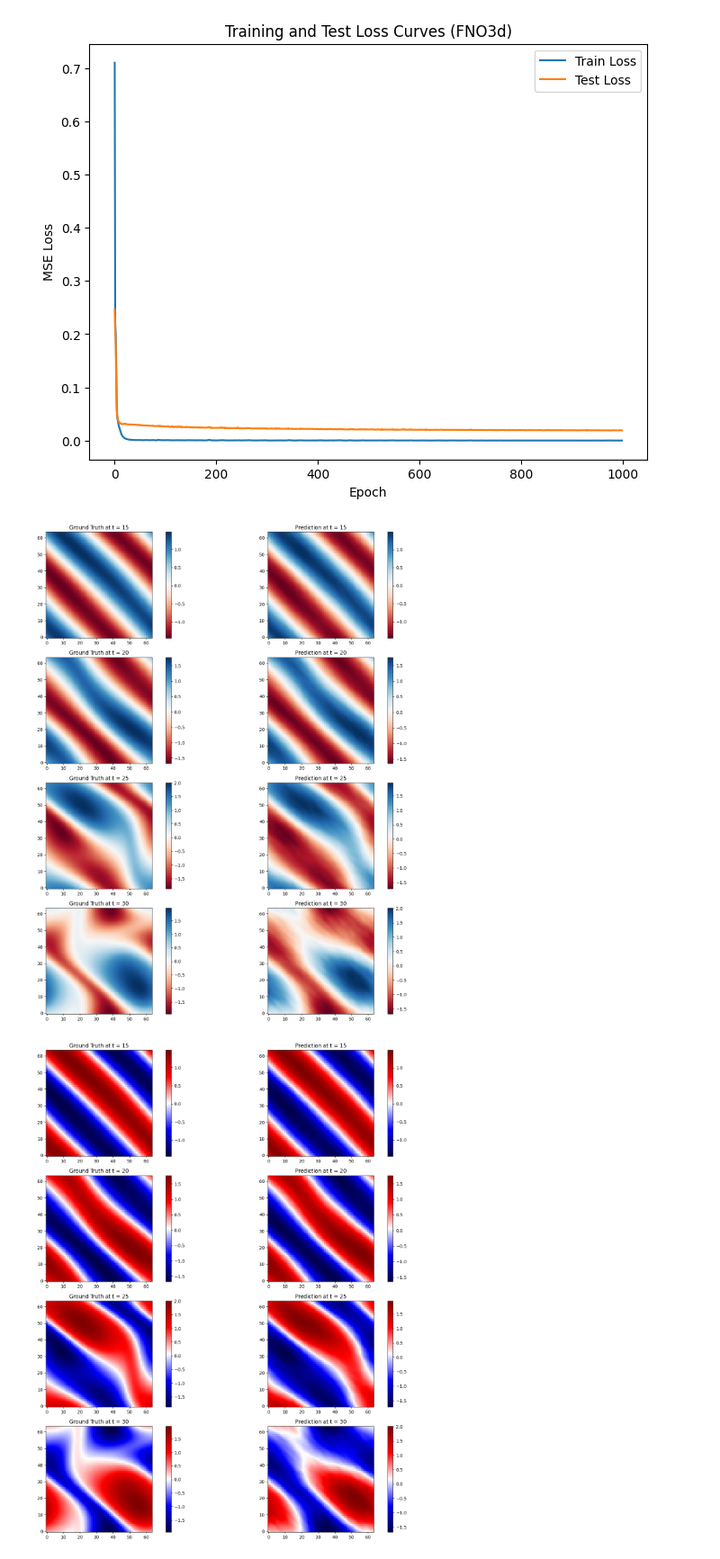
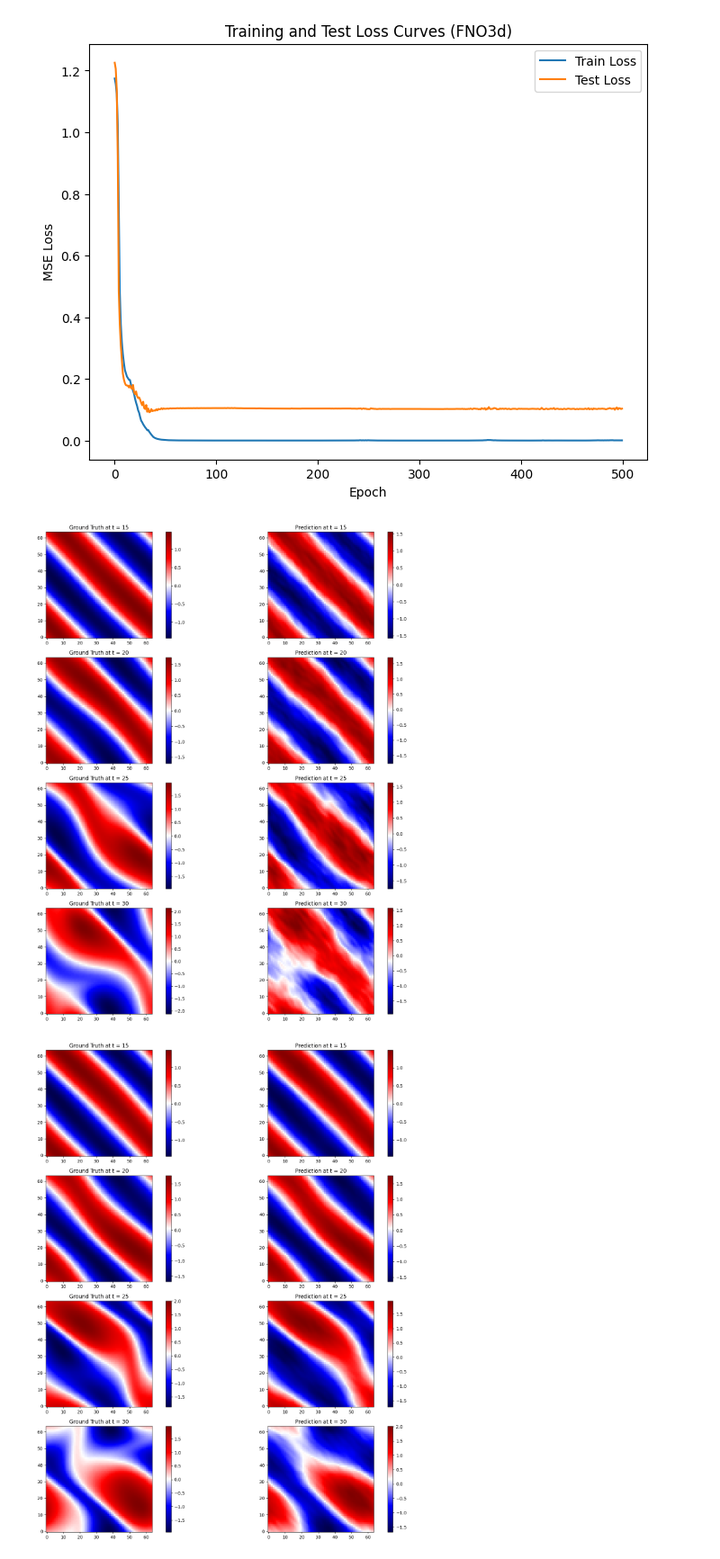
Before and after one commit to GUSEUL/DeepONet-example-Stacked-and-Unstacked-, a Jupyter notebook: Example 2/FNO_whole_code.ipynb, the cells around one changed output. Shown at 90% size. Saved outputs shown, nothing was run; the diff lists cells and outputs as text; code cells hidden in the pictures.

```diff
--- a/Example 2/FNO_whole_code.ipynb
+++ b/Example 2/FNO_whole_code.ipynb
@@ -304,7 +304,7 @@ def train_model_3d(model, train_loader, test_loader, epochs=300):
                 test_loss += loss.item() * input_data.size(0)
         test_loss /= len(test_loader.dataset)
         test_losses.append(test_loss)
-        scheduler.step()
+        #scheduler.step()
         if epoch % 1 == 0:
             print(f"Epoch {epoch:03d}: Train Loss = {train_loss:.6f}, Test Loss = {test_loss:.6f}")
 
@@ -334,11 +334,11 @@ def visualize_sample_3d(model, test_loader):
     for i in range(T_out):
         plt.subplot(T_out, 2, 2*i+1)
         plt.title(f"Ground Truth at t = {times[i]}")
-        plt.imshow(sample_target[i, :, :, 0], cmap="RdBu", origin="lower")
+        plt.imshow(sample_target[i, :, :, 0], cmap="seismic", origin="lower")
         plt.colorbar()
         plt.subplot(T_out, 2, 2*i+2)
         plt.title(f"Prediction at t = {times[i]}")
-        plt.imshow(sample_pred[i, :, :, 0], cmap="RdBu", origin="lower")
+        plt.imshow(sample_pred[i, :, :, 0], cmap="seismic", origin="lower")
         plt.colorbar()
     plt.tight_layout()
     plt.show()
@@ -378,7 +378,7 @@ if __name__ == '__main__':
     model = FNO3d(modes_t, modes_x, modes_y, width, T_in, T_out)
 
     # 학습
-    train_losses, test_losses = train_model_3d(model, train_loader, test_loader, epochs=1000)
+    train_losses, test_losses = train_model_3d(model, train_loader, test_loader, epochs=500)
 
     # 결과 시각화
     visualize_sample_3d(model, test_loader)
@@ -403,5 +403,5 @@ Epoch 1000: Train Loss = 0.000099, Test Loss = 0.019112
-[figure, old version]
+[figure, new version]
-[figure, old version]
+[figure, new version]
 # %%
 def visualize_sample_3d(model, test_loader):
     device = torch.device("cuda" if torch.cuda.is_available() else "cpu")
```
Also changed, not shown: parts of 1 cell of this notebook, 10 other files.
